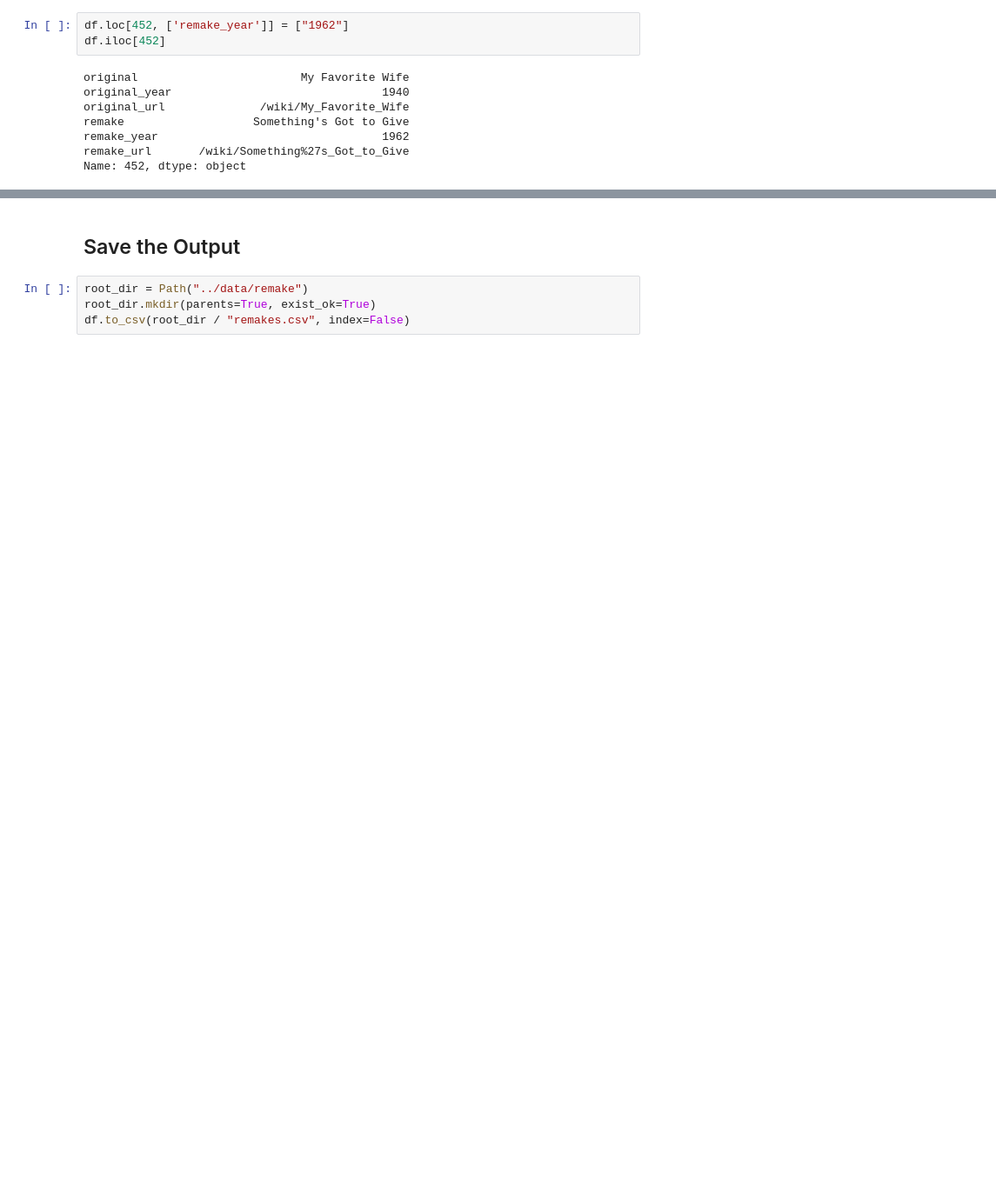
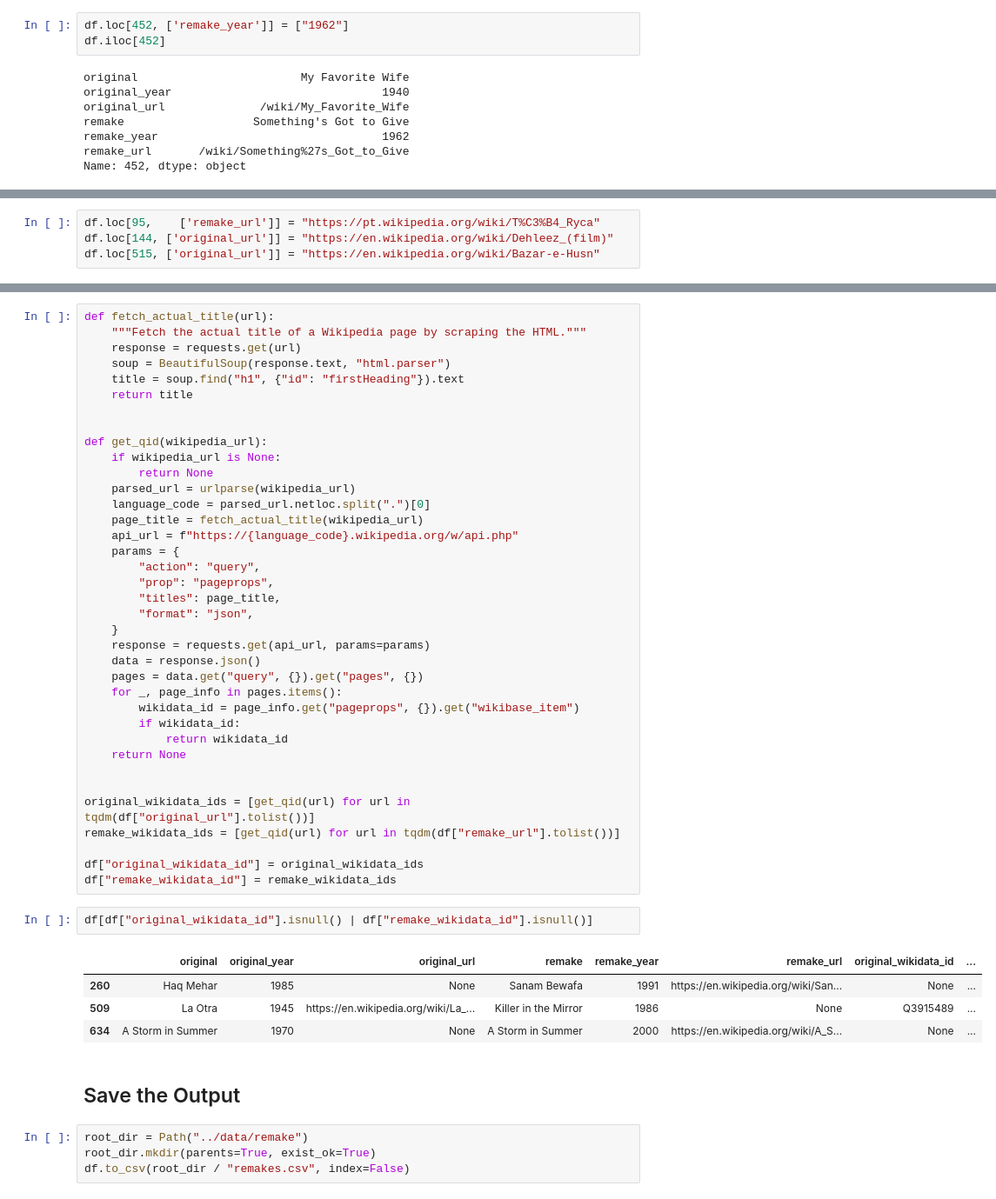
Before and after one commit to epfl-ada/ada-2024-project-madayam, a Jupyter notebook: notebooks/movie_remakes_data.ipynb, the cells around one changed output, grey strips where cells are left out. Shown at 87% size. Saved outputs shown, nothing was run; the diff lists cells and outputs as text; blank space fills up the shorter version.

```diff
--- a/notebooks/movie_remakes_data.ipynb
+++ b/notebooks/movie_remakes_data.ipynb
@@ -212,0 +277,4 @@ df
+# %%
+df.loc[95,    ['remake_url']] = "https://pt.wikipedia.org/wiki/T%C3%B4_Ryca"
+df.loc[144, ['original_url']] = "https://en.wikipedia.org/wiki/Dehleez_(film)"
+df.loc[515, ['original_url']] = "https://en.wikipedia.org/wiki/Bazar-e-Husn"
@@ -213,3 +283,47 @@ df
+# %%
+def fetch_actual_title(url):
+    """Fetch the actual title of a Wikipedia page by scraping the HTML."""
+    response = requests.get(url)
+    soup = BeautifulSoup(response.text, "html.parser")
+    title = soup.find("h1", {"id": "firstHeading"}).text
+    return title
+
+
+def get_qid(wikipedia_url):
+    if wikipedia_url is None:
+        return None
+    parsed_url = urlparse(wikipedia_url)
+    language_code = parsed_url.netloc.split(".")[0]
+    page_title = fetch_actual_title(wikipedia_url)
+    api_url = f"https://{language_code}.wikipedia.org/w/api.php"
+    params = {
+        "action": "query",
+        "prop": "pageprops",
+        "titles": page_title,
+        "format": "json",
+    }
+    response = requests.get(api_url, params=params)
+    data = response.json()
+    pages = data.get("query", {}).get("pages", {})
+    for _, page_info in pages.items():
+        wikidata_id = page_info.get("pageprops", {}).get("wikibase_item")
+        if wikidata_id:
+            return wikidata_id
+    return None
+
+
+original_wikidata_ids = [get_qid(url) for url in tqdm(df["original_url"].tolist())]
+remake_wikidata_ids = [get_qid(url) for url in tqdm(df["remake_url"].tolist())]
+
+df["original_wikidata_id"] = original_wikidata_ids
+df["remake_wikidata_id"] = remake_wikidata_ids
+# %%
+df[df["original_wikidata_id"].isnull() | df["remake_wikidata_id"].isnull()]
+# %% [output]
+|  | original | original_year | original_url | remake | remake_year | remake_url | original_wikidata_id | ... |
+| 260 | Haq Mehar | 1985 | None | Sanam Bewafa | 1991 | https://en.wikipedia.org/wiki/San... | None | ... |
+| 509 | La Otra | 1945 | https://en.wikipedia.org/wiki/La_... | Killer in the Mirror | 1986 | None | Q3915489 | ... |
+| 634 | A Storm in Summer | 1970 | None | A Storm in Summer | 2000 | https://en.wikipedia.org/wiki/A_S... | None | ... |
 # %% [markdown]
 ## Save the Output
 # %%
```
Also changed, not shown: parts of 18 cells of this notebook, 1 other file.
